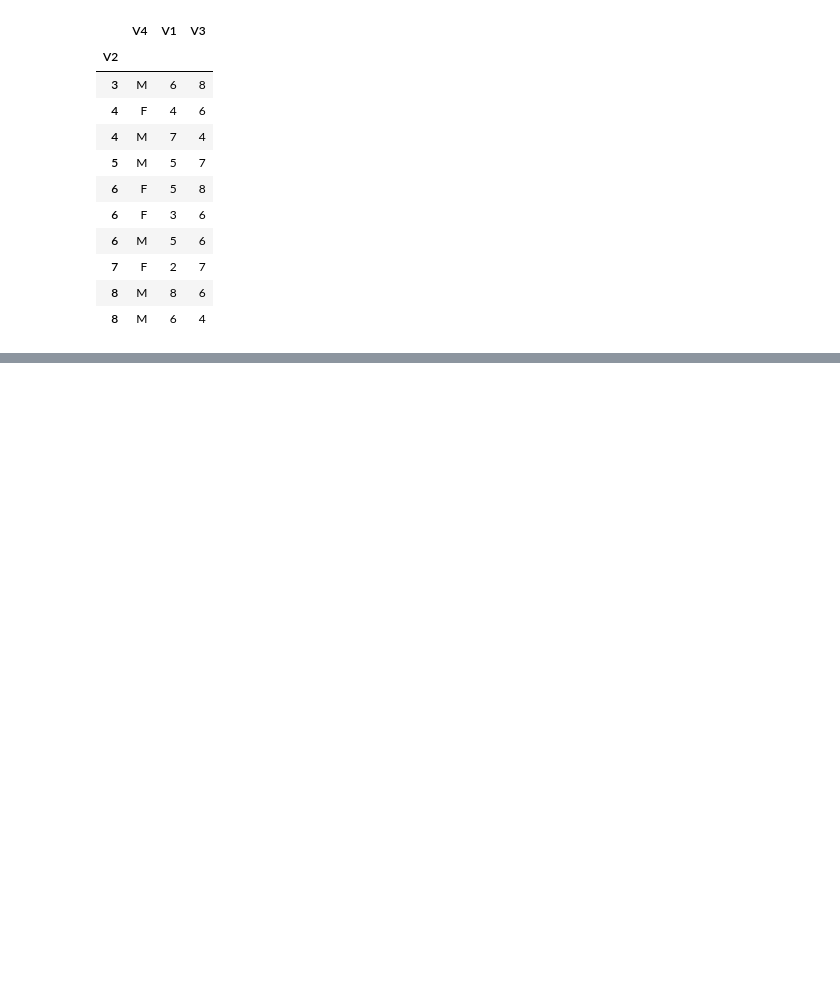
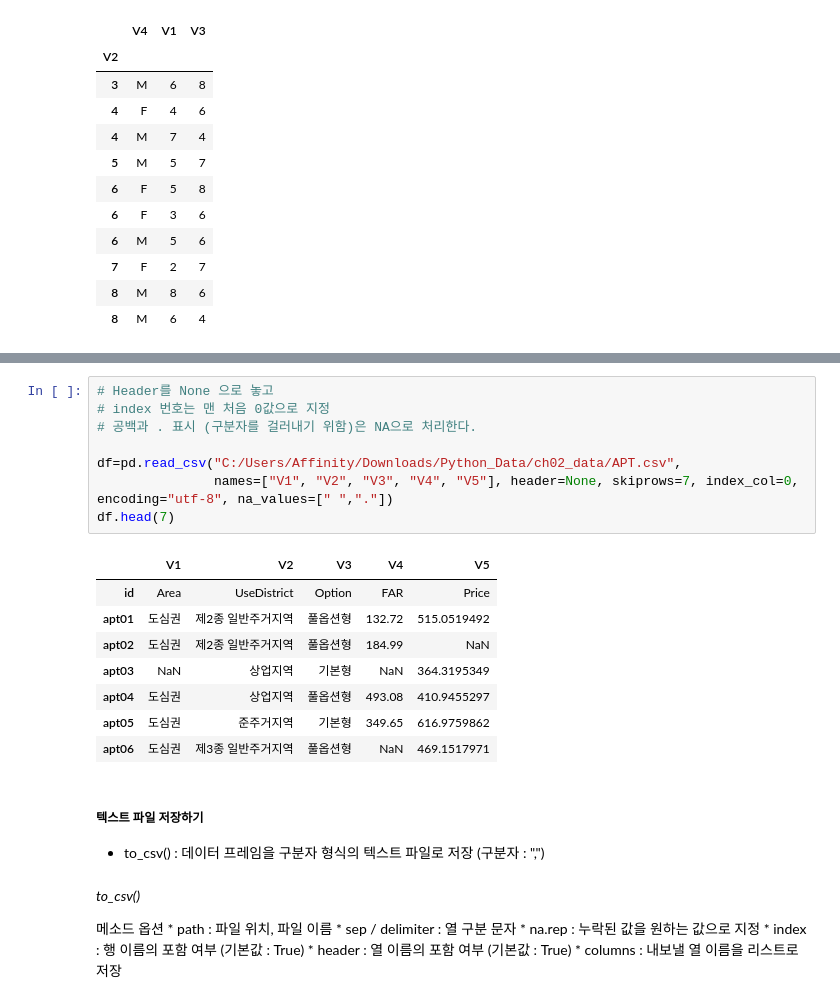
Before and after one commit to BerniceLee/ywpython, a Jupyter notebook: 0617_pandas2.ipynb, the cells around one changed output, grey strips where cells are left out. Cells and saved outputs as stored; diff of their text form; blank space fills up the shorter version.

```diff
--- a/0617_pandas2.ipynb
+++ b/0617_pandas2.ipynb
@@ -801,0 +856,31 @@ V2
+# %%
+# Header를 None 으로 놓고
+# index 번호는 맨 처음 0값으로 지정
+# 공백과 . 표시 (구분자를 걸러내기 위함)은 NA으로 처리한다.
+
+df=pd.read_csv("C:/Users/Affinity/Downloads/Python_Data/ch02_data/APT.csv",
+               names=["V1", "V2", "V3", "V4", "V5"], header=None, skiprows=7, index_col=0, encoding="utf-8", na_values=[" ","."])
+df.head(7)
+# %% [output]
+|  | V1 | V2 | V3 | V4 | V5 |
+| id | Area | UseDistrict | Option | FAR | Price |
+| apt01 | 도심권 | 제2종 일반주거지역 | 풀옵션형 | 132.72 | 515.0519492 |
+| apt02 | 도심권 | 제2종 일반주거지역 | 풀옵션형 | 184.99 | NaN |
+| apt03 | NaN | 상업지역 | 기본형 | NaN | 364.3195349 |
+| apt04 | 도심권 | 상업지역 | 풀옵션형 | 493.08 | 410.9455297 |
+| apt05 | 도심권 | 준주거지역 | 기본형 | 349.65 | 616.9759862 |
+| apt06 | 도심권 | 제3종 일반주거지역 | 풀옵션형 | NaN | 469.1517971 |
+# %% [markdown]
+##### 텍스트 파일 저장하기
+
+* to_csv() : 데이터 프레임을 구분자 형식의 텍스트 파일로 저장 (구분자 : ",")
+# %% [markdown]
+*to_csv()*
+
+메소드 옵션
+    * path : 파일 위치, 파일 이름
+    * sep / delimiter : 열 구분 문자
+    * na.rep : 누락된 값을 원하는 값으로 지정
+    * index : 행 이름의 포함 여부 (기본값 : True)
+    * header : 열 이름의 포함 여부 (기본값 : True)
+    * columns : 내보낼 열 이름을 리스트로 저장
```
Also changed, not shown: parts of 42 cells of this notebook.
